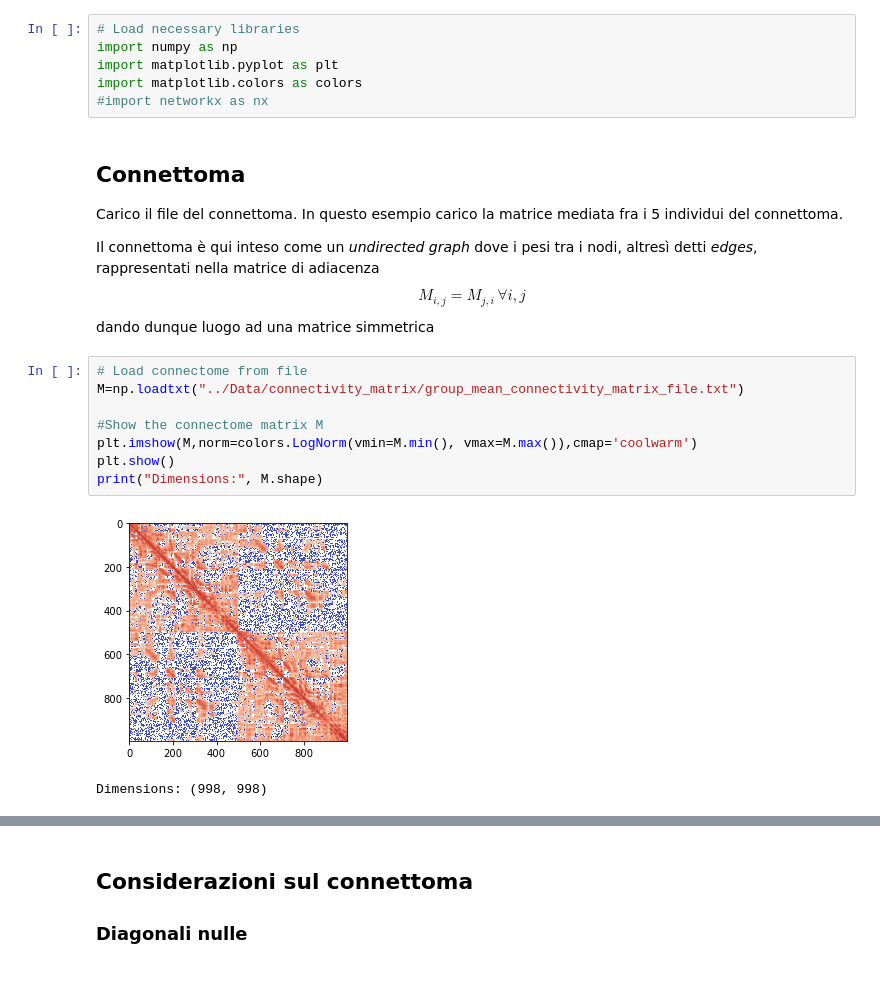
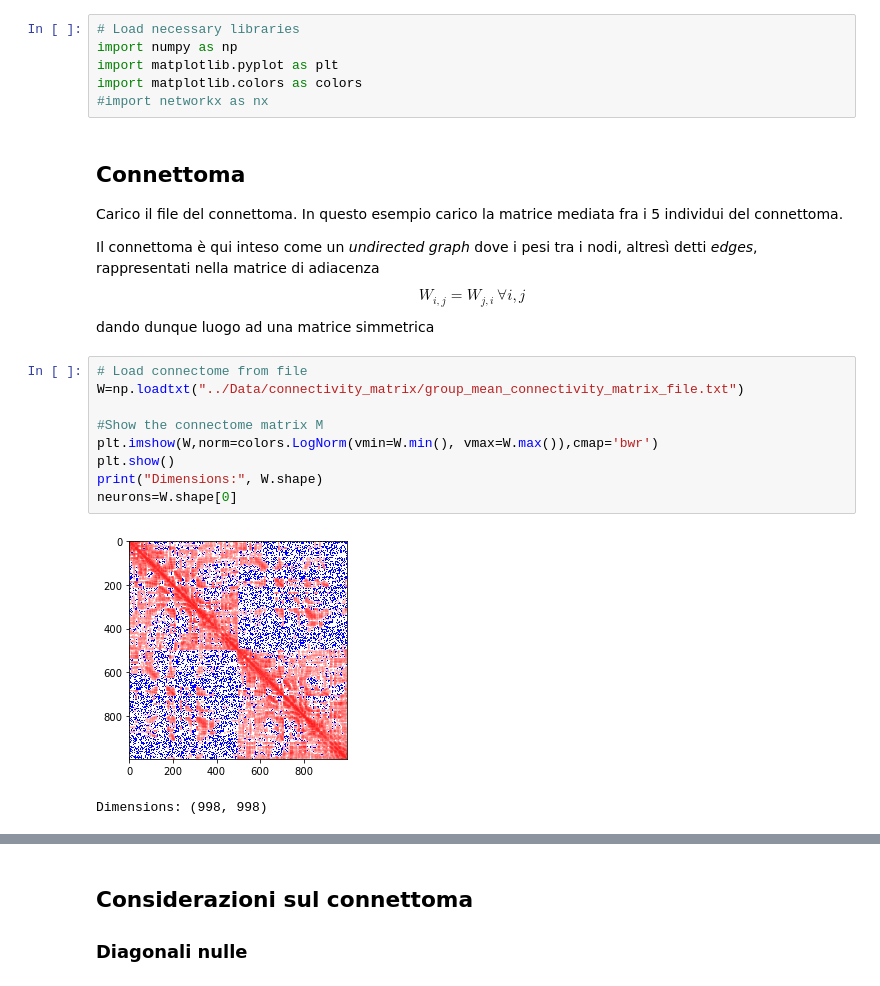
Before and after one commit to tommaso-bertola/TesiTriennale, a Jupyter notebook: Code/Whole Brain Model.ipynb, the cells around one changed output, grey strips where cells are left out. Saved outputs shown, nothing was run; the diff lists cells and outputs as text.

```diff
--- a/Code/Whole Brain Model.ipynb
+++ b/Code/Whole Brain Model.ipynb
@@ -8,16 +8,17 @@ import matplotlib.colors as colors
 ## Connettoma
 Carico il file del connettoma. In questo esempio carico la matrice mediata fra i 5 individui del connettoma.
 
-Il connettoma è qui inteso come un _undirected graph_ dove i pesi tra i nodi, altresì detti _edges_, rappresentati nella matrice di adiacenza $$M_{i,j}=M_{j,i}\, \forall i,j$$
+Il connettoma è qui inteso come un _undirected graph_ dove i pesi tra i nodi, altresì detti _edges_, rappresentati nella matrice di adiacenza $$W_{i,j}=W_{j,i}\, \forall i,j$$
 dando dunque luogo ad una matrice simmetrica
 # %%
 # Load connectome from file
-M=np.loadtxt("../Data/connectivity_matrix/group_mean_connectivity_matrix_file.txt")
+W=np.loadtxt("../Data/connectivity_matrix/group_mean_connectivity_matrix_file.txt")
 
 #Show the connectome matrix M
-plt.imshow(M,norm=colors.LogNorm(vmin=M.min(), vmax=M.max()),cmap='coolwarm')
+plt.imshow(W,norm=colors.LogNorm(vmin=W.min(), vmax=W.max()),cmap='bwr')
 plt.show()
-print("Dimensions:", M.shape)
+print("Dimensions:", W.shape)
+neurons=W.shape[0]
 # %% [output]
-[figure, old version]
+[figure, new version]
 Dimensions: (998, 998)
```
Also changed, not shown: parts of 13 cells of this notebook.
